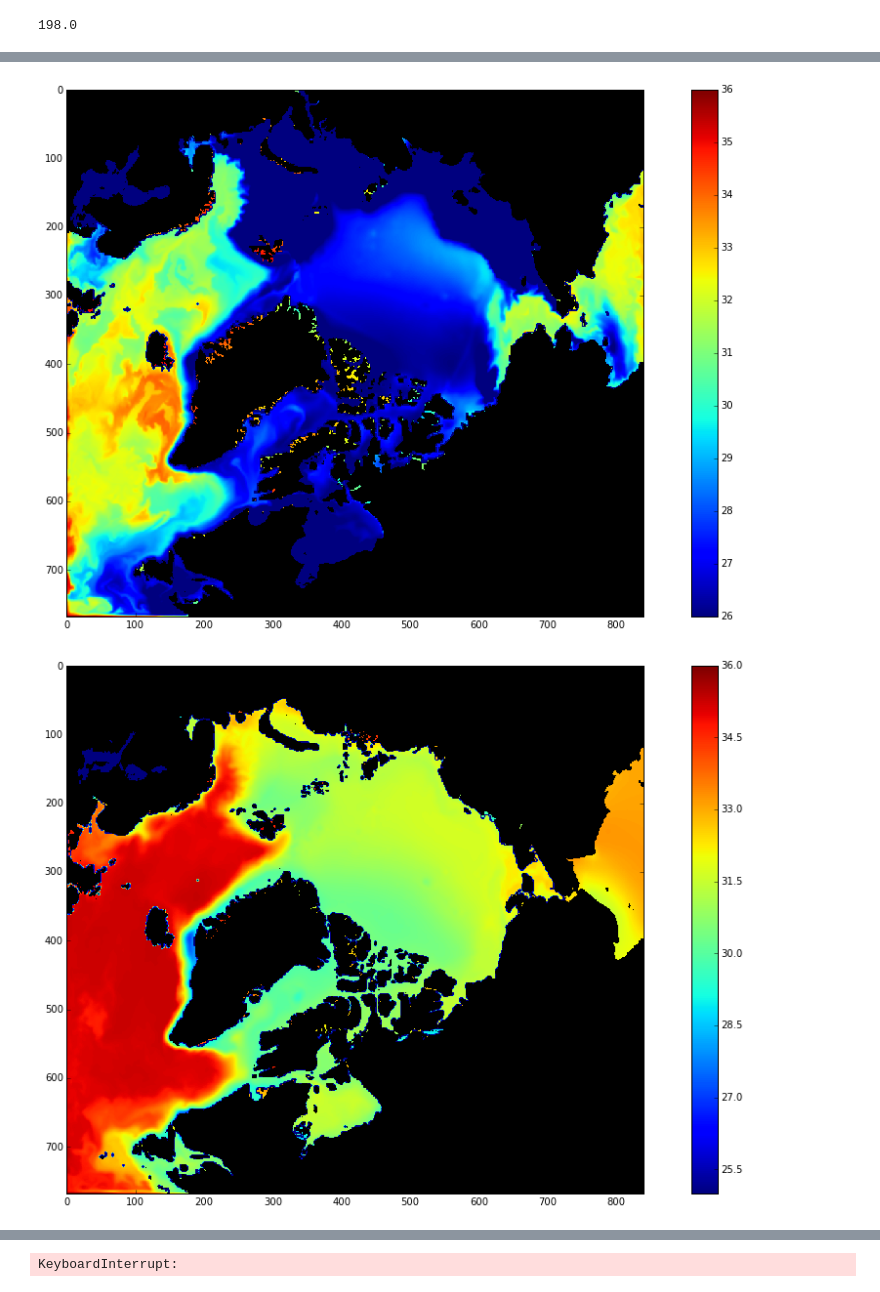
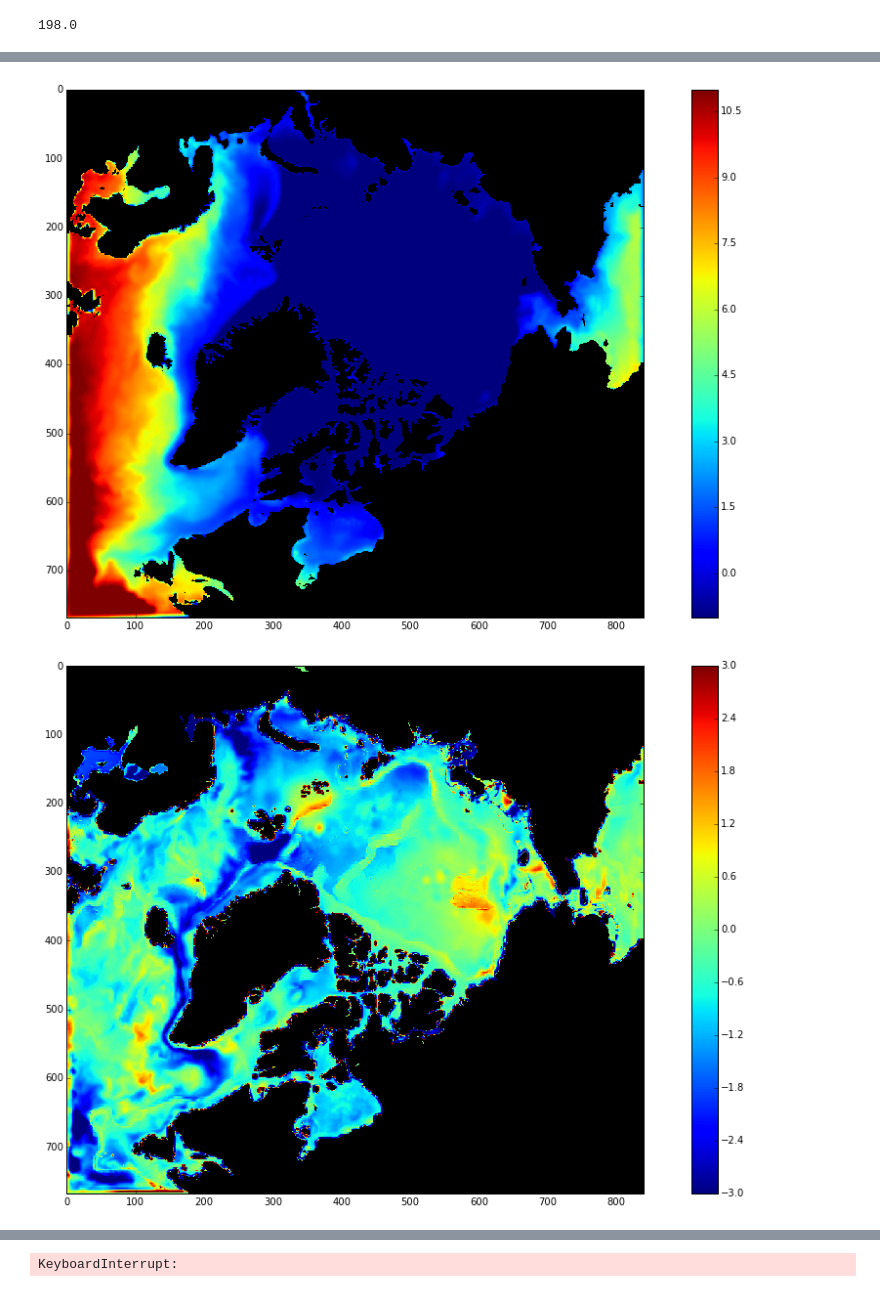
Before and after one commit to AlessandroMozzato/notebooks, a Jupyter notebook: Spinup.ipynb, the cells around one changed output, grey strips where cells are left out. Drawn from its saved outputs; the diff is of its cells as text; code cells hidden in the pictures.

```diff
--- a/Spinup.ipynb
+++ b/Spinup.ipynb
@@ -215,3 +221,6 @@ data_9new2.readData("/hpcdata/scratch/am8e13/run_template_9km/run_tempcorr/",[0,
+# %%
+data_9ne = StateRead()
+data_9ne.readData("/hpcdata/scratch/am8e13/run_template_9km/run_tempcorr/nerun/",[0,1,2,3,4,5,6,7])
 # %%
 def interact(field,cmap1,vimin1,vimin2,vimax1,vimax2,time1,time2,z1,z2):
     def plot_field2(vimin=1,vimax=20,time=0,Z=0):
@@ -221,7 +230,7 @@ def interact(field,cmap1,vimin1,vimin2,vimax1,vimax2,time1,time2,z1,z2):
         fig,axes = plt.subplots(1,1)
         masked_array = np.ma.array(field[time,Z,:,:], mask=np.isnan(field[time,Z,:,:]))
         cmap= cmap1
-        cmap.set_bad('black',1.)
+        cmap.set_bad('grey',1.)
         ca = imshow(masked_array,vmin = vimin, vmax = vimax, interpolation='nearest',cmap = cmap ,origin="upper")
         cbar = fig.colorbar(ca )
         fig.subplots_adjust(right=2.4,top=2)
@@ -229,4 +238,4 @@ def interact(field,cmap1,vimin1,vimin2,vimax1,vimax2,time1,time2,z1,z2):
 
     w = interactive(plot_field2,vimin=(vimin1,vimin2),vimax=(vimax1,vimax2),time=(time1,time2),Z=(z1,z2))
     display(w)
-interact(data_9.data['S'][:,:,:,:],matplotlib.cm.jet,-1,30,0,40,time1=0,time2=3,z1=0,z2=50)
+#interact(data_9old.data['T'][:,:,:,:],matplotlib.cm.jet,-1,30,0,40,time1=0,time2=3,z1=0,z2=50)
@@ -235,8 +242,8 @@ interact(data_9.data['S'][:,:,:,:],matplotlib.cm.jet,-1,30,0,40,time1=0,time2=3,
 # %%
-interact(data_9new.data['S'][:,:,:,:],matplotlib.cm.jet,-1,30,0,40,time1=0,time2=3,z1=0,z2=50)
+interact(data_9ne.data['T'][:,:,:,:],matplotlib.cm.jet,-1,30,0,40,time1=0,time2=7,z1=0,z2=50)
 # %% [output]
-[figure, old version]
+[figure, new version]
 # %%
-interact(data_9new2.data['S'][:,:,:,:],matplotlib.cm.jet,-1,30,0,40,time1=0,time2=5,z1=0,z2=50)
+interact(data_9ne.data['S'][0:5,:,:,:] - data_9old.data['S'][:,:,:,:],matplotlib.cm.jet,-3,30,0,40,time1=0,time2=5,z1=0,z2=50)
 # %% [output]
-[figure, old version]
+[figure, new version]
```
Also changed, not shown: parts of 10 cells of this notebook, 2 other files.
